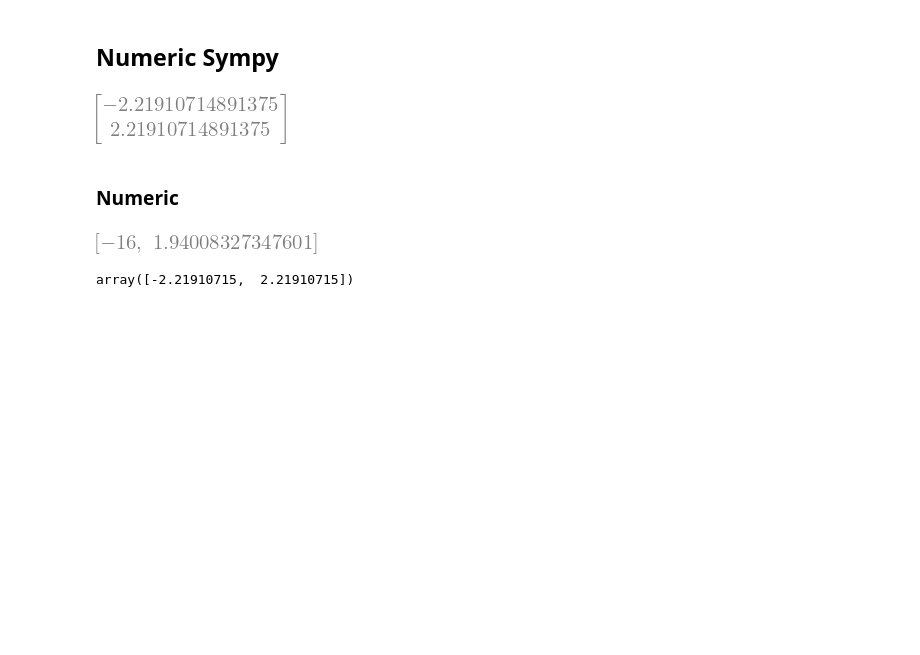
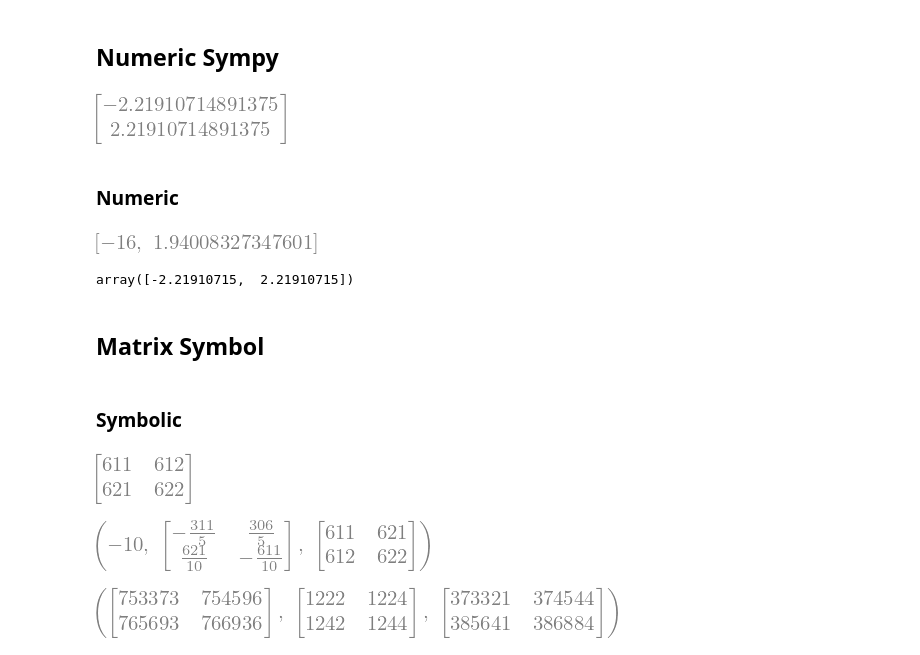
Before and after one commit to williebonavente/CodeTest, a Jupyter notebook: sympy/algebra/notebook2.ipynb, the cells around one changed output. Saved outputs shown, nothing was run; the diff lists cells and outputs as text; code cells hidden in the pictures; blank space fills up the shorter version.

Commit message:
Matrix Math

```diff
--- a/sympy/algebra/notebook2.ipynb
+++ b/sympy/algebra/notebook2.ipynb
@@ -127,3 +127,7 @@ residuals(starting_point)
 scipy.optimize.fsolve(residuals, starting_point)
 # %% [output]
 array([-2.21910715,  2.21910715])
+# %% [markdown]
+## Matrix Symbol
+# %% [markdown]
+### Symbolic
@@ -129,0 +136,14 @@ array([-2.21910715,  2.21910715])
+# %%
+G = sympy.Matrix([[611, 612,], [621, 622]])
+G
+# %% [output]
+[figure, added]
+# %%
+# Determinant, Inverse, Transpose
+G.det(), G.inv(), G.T
+# %% [output]
+[figure, added]
+# %%
+G*G, G+G, G.multiply_elementwise(G)
+# %% [output]
+[figure, added]
```
Also changed, not shown: parts of 1 cell of this notebook.
